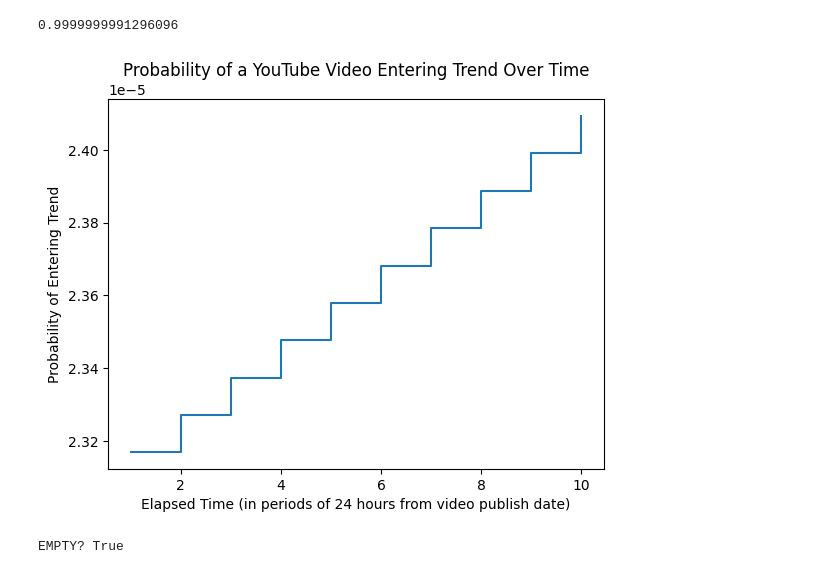
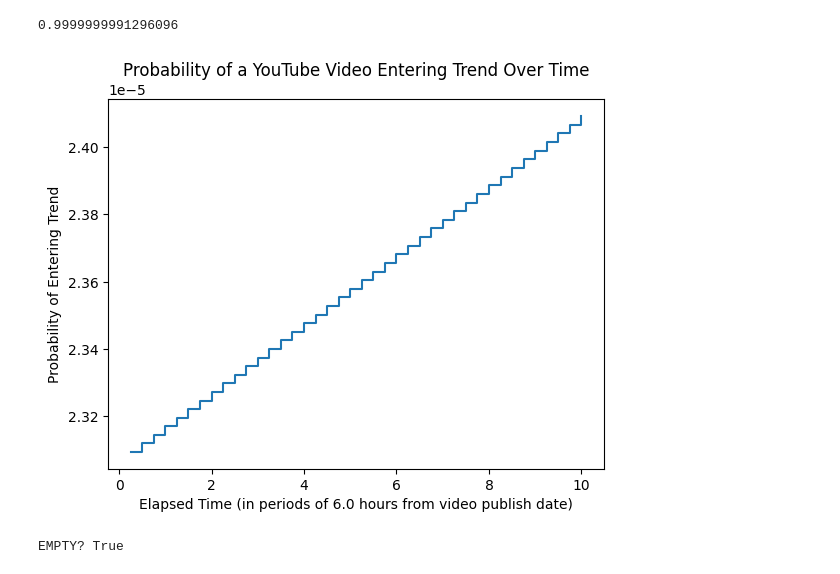
Before and after one commit to Yedson54/YouTrend, a Jupyter notebook: demos/make_prediction_examples.ipynb, the cells around one changed output. Saved outputs shown, nothing was run; the diff lists cells and outputs as text; code cells hidden in the pictures.

```diff
--- a/demos/make_prediction_examples.ipynb
+++ b/demos/make_prediction_examples.ipynb
@@ -15,9 +15,9 @@ survival_probability(video_link=video_link)
 # %% [output]
 0.9999999991296096
 # %%
-plot_survival_probability(video_link=video_link, start_date="2024-12-20", gap=1)
+plot_survival_probability(video_link=video_link, start_date="2024-12-20", gap=0.25)
 # %% [output]
-[figure, old version]
+[figure, new version]
 # %%
 plot_survival_probabilities_by_group(days=["Monday"], category="Sports")
 # %% [output]
```
Also changed, not shown: 6 other files.
